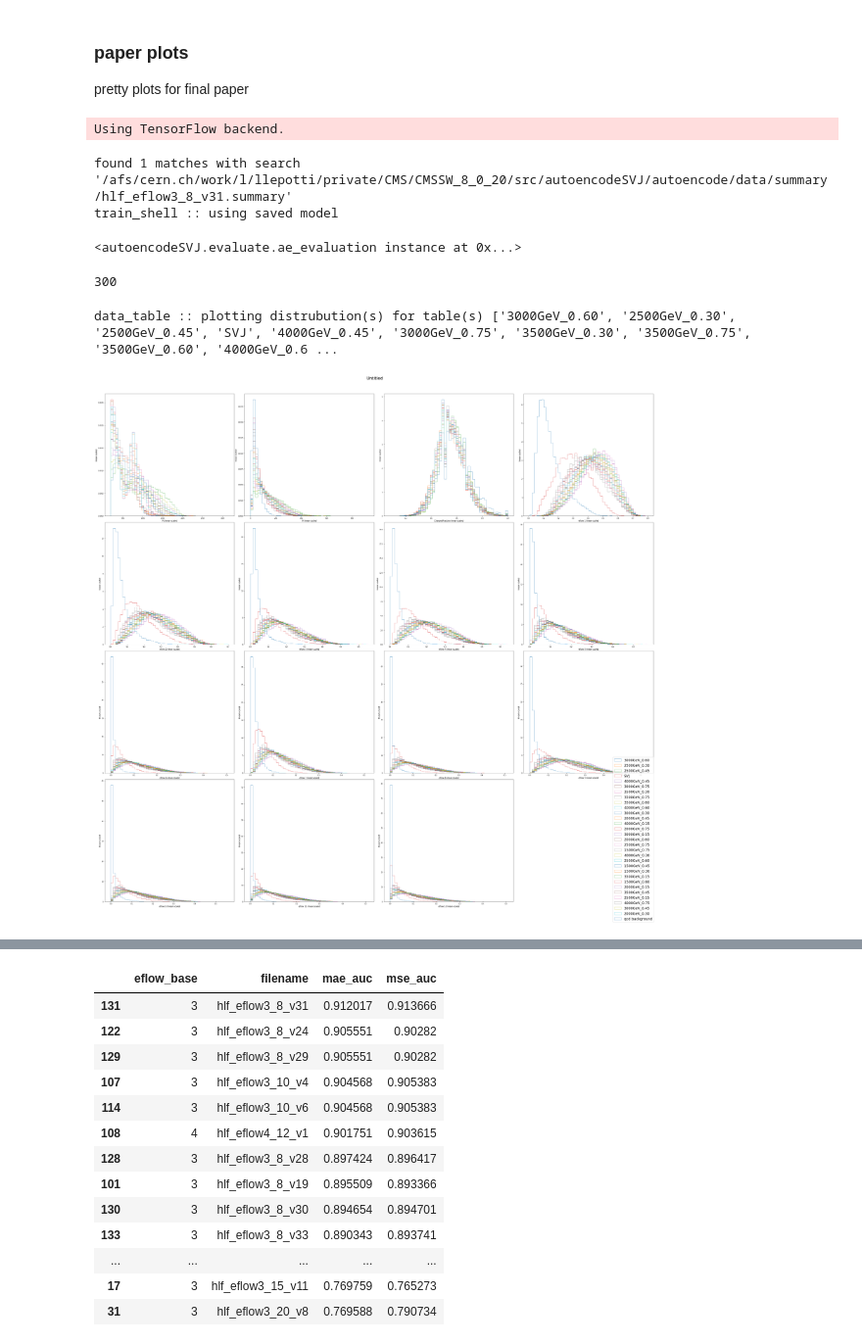
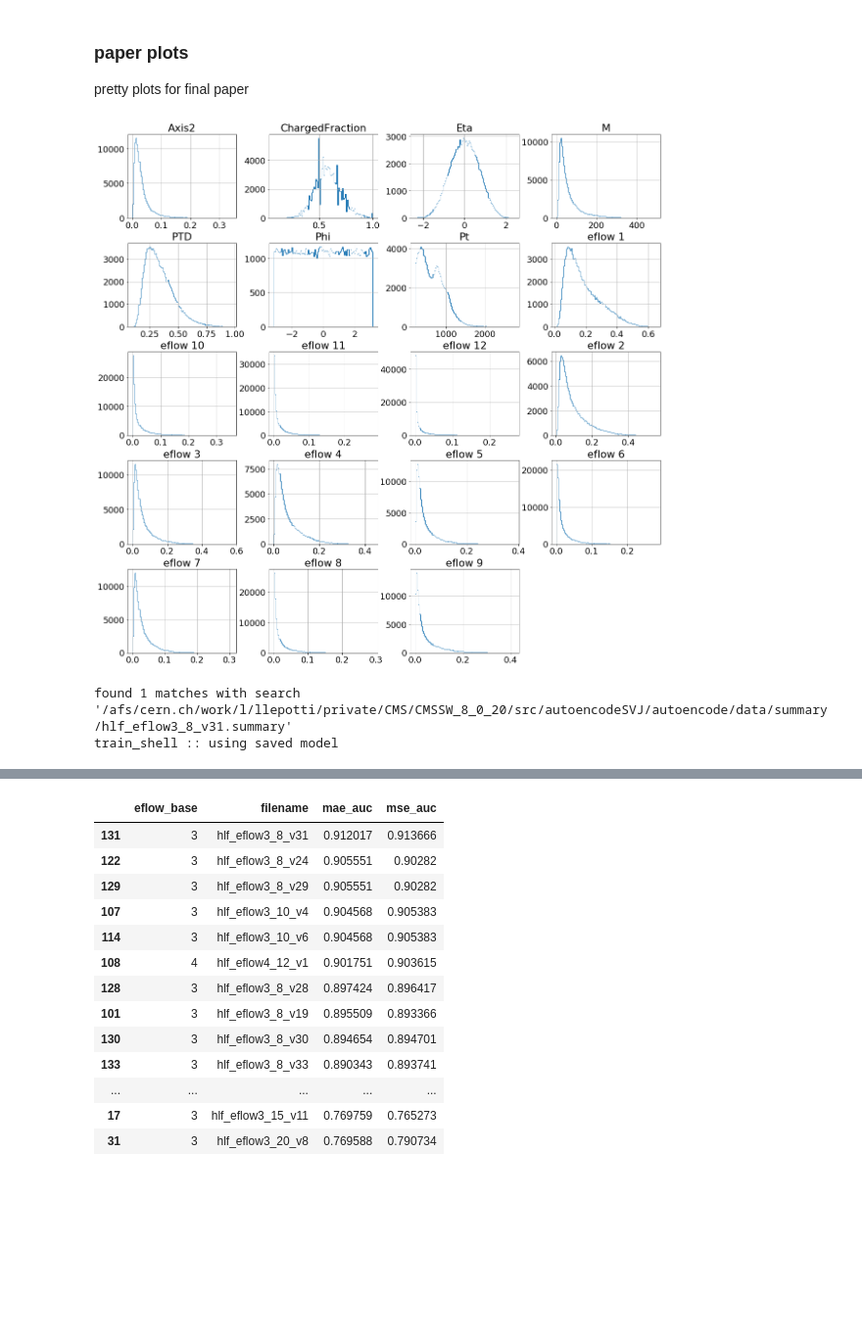
Before and after one commit to luclepot/SVJ, a Jupyter notebook: plots.ipynb, the cells around one changed output, grey strips where cells are left out. Shown at 98% size. Drawn from its saved outputs; the diff is of its cells as text; code cells hidden in the pictures; blank space fills up the shorter version.

```diff
--- a/plots.ipynb
+++ b/plots.ipynb
@@ -3,11 +3,17 @@
 
 pretty plots for final paper
 # %%
-import autoencodeSVJ.utils as utils
-import autoencodeSVJ.evaluate as ev
-# %run autoencode/module/autoencodeSVJ/evaluate.py
+# import autoencodeSVJ.utils as utils
+# import autoencodeSVJ.evaluate as ev
+%run autoencode/module/autoencodeSVJ/utils.py
+
+
+(x, y), (x_test, y_test) = BDT_load_all_data('data/all_signals/2000GeV_0.45/base_3/*.h5', 'data/background/base_3/*.h5')
-# %% [output]
-Using TensorFlow backend.
+# %%
+x.hist(histtype='step', figsize=(20,20), bins=100)
+plt.show()
+# %% [output]
+[figure, added]
 # %%
 import os
 import glob
@@ -17,19 +23,13 @@ base = 3
 signals_dict = {os.path.basename(f): os.path.join(f, 'base_{}/*.h5'.format(base)) for f in glob.glob('data/all_signals/*')}
 # if train_signal in signals_dict:
 #     del signals_dict[train_signal]
-# %%
-ev.ae_evaluation('hlf_eflow3_8_v31', aux_signals_dict=signals_dict)
-# %% [output]
-found 1 matches with search '/afs/cern.ch/work/l/llepotti/private/CMS/CMSSW_8_0_20/src/autoencodeSVJ/autoencode/data/summary/hlf_eflow3_8_v31.summary'
-train_shell :: using saved model
-<autoencodeSVJ.evaluate.ae_evaluation instance at 0x...>
-# %%
-5*2*30
-# %% [output]
-300
+# %%
+e = ev.ae_evaluation('hlf_eflow3_8_v31', aux_signals_dict=signals_dict)
+# signals = [utils.load_all_data(globstring=v, name=k, include_eflow=1)[0] for k,v in signals_dict.items()]
+# og = utils.load_all_data(globstring='data/signal/base_3_beta0.5/*.h5', name='qcd', include_eflow=1)[0]
+# %% [output]
+found 1 matches with search '/afs/cern.ch/work/l/llepotti/private/CMS/CMSSW_8_0_20/src/autoencodeSVJ/autoencode/data/summary/hlf_eflow3_8_v31.summary'
+train_shell :: using saved model
 # %%
-e.dists[0].plot(e.dists[1:], bins=50, figsize=(40,40), normed=1)
+# e.dists[0].plot(e.dists[1:], bins=100, figsize=(40,40), normed=1, )
-# %% [output]
-data_table :: plotting distrubution(s) for table(s) ['3000GeV_0.60', '2500GeV_0.30', '2500GeV_0.45', 'SVJ', '4000GeV_0.45', '3000GeV_0.75', '3500GeV_0.30', '3500GeV_0.75', '3500GeV_0.60', '4000GeV_0.6 ...
-[figure, removed]
 # %%
```
Also changed, not shown: parts of 4 cells of this notebook.
